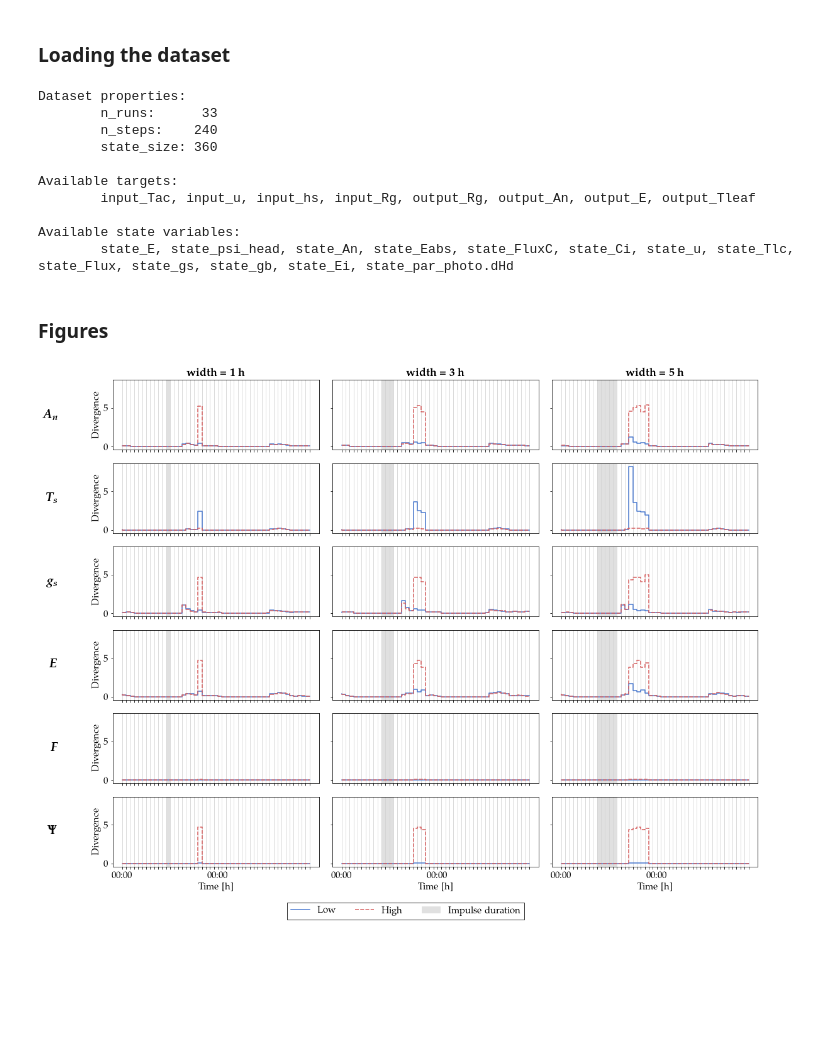
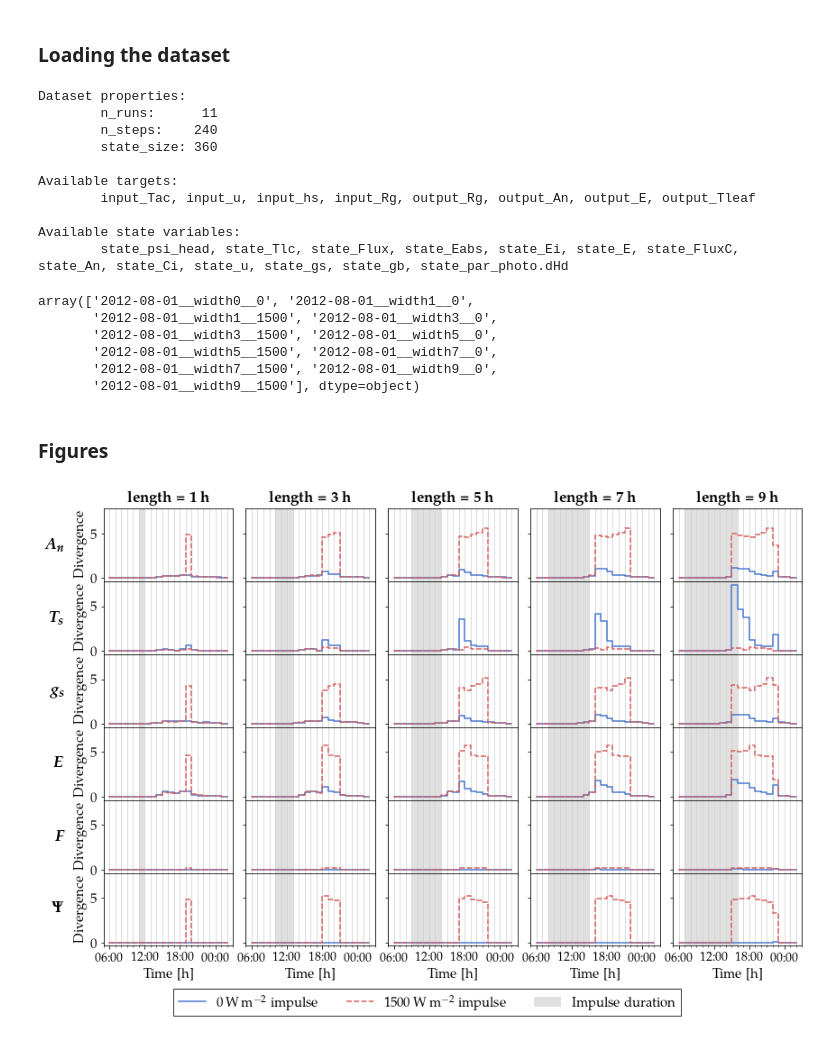
Before and after one commit to mcndt/thesis-plant-reservoir-computing, a Jupyter notebook: notebooks/impulse_experiments/Impulse_Figures_HydroShoot.ipynb, the cells around one changed output. Saved outputs shown, nothing was run; the diff lists cells and outputs as text; code cells hidden in the pictures; blank space fills up the shorter version.

```diff
--- a/notebooks/impulse_experiments/Impulse_Figures_HydroShoot.ipynb
+++ b/notebooks/impulse_experiments/Impulse_Figures_HydroShoot.ipynb
@@ -17,7 +17,7 @@ plt.rcParams['legend.fontsize'] = 12
 # %% [markdown]
 ### Loading the dataset
 # %%
-DATASET_PATH = '../datasets/hydroshoot_impulse.csv'
+DATASET_PATH = '../datasets/hydroshoot_impulse_v2.csv'
 # %%
 from src.model.rc_dataset import ExperimentDataset
 
@@ -25,7 +25,7 @@ dataset = ExperimentDataset(csv_path=DATASET_PATH)
 print(dataset)
 # %% [output]
 Dataset properties:
-        n_runs:      33
+        n_runs:      11
         n_steps:    240
         state_size: 360
 
@@ -33,7 +33,16 @@ Available targets:
         input_Tac, input_u, input_hs, input_Rg, output_Rg, output_An, output_E, output_Tleaf
 
 Available state variables:
-        state_E, state_psi_head, state_An, state_Eabs, state_FluxC, state_Ci, state_u, state_Tlc, state_Flux, state_gs, state_gb, state_Ei, state_par_photo.dHd
+        state_psi_head, state_Tlc, state_Flux, state_Eabs, state_Ei, state_E, state_FluxC, state_An, state_Ci, state_u, state_gs, state_gb, state_par_photo.dHd
+# %%
+dataset.get_run_ids()
+# %% [output]
+array(['2012-08-01__width0__0', '2012-08-01__width1__0',
+       '2012-08-01__width1__1500', '2012-08-01__width3__0',
+       '2012-08-01__width3__1500', '2012-08-01__width5__0',
+       '2012-08-01__width5__1500', '2012-08-01__width7__0',
+       '2012-08-01__width7__1500', '2012-08-01__width9__0',
+       '2012-08-01__width9__1500'], dtype=object)
 # %% [markdown]
 ### Figures
 # %%
@@ -60,6 +69,9 @@ def get_data(run1, run2, state):
   divergence = nmse_distance(data1, data2)
   return divergence
 # %%
+from matplotlib.ticker import (MultipleLocator, FormatStrFormatter,
+                               AutoMinorLocator)
+
 reservoirs = [
   'state_An',
   'state_Tlc',
@@ -80,19 +92,21 @@ symbols = {
 
 symbols_bold = {k: f'$\\boldsymbol{{{v[1:-1]}}}$' for k, v in symbols.items()}
 
-widths = [1, 3, 5]
+widths = [1, 3, 5, 7, 9]
 
 intervals = [
     (12, 13),  # width 1
     (11, 14),  # width 3
     (10, 15),  # width 5
+    ( 9, 16),  # width 7
+    ( 8, 17),  # width 9
  ]
 
-baseline = '2012-08-19__width0__0'
-template = lambda width, value: f'2012-08-19__width{width}__{value}'
+baseline = '2012-08-01__width0__0'
+template = lambda width, value: f'2012-08-01__width{width}__{value}'
 
-START = 24 * 4
-STOP = 24 * 6
+START = 24 * 4 + 6
+STOP = 24 * 6 - 18 - 3
 
 
 def generate_xticklabels(xticks):
@@ -108,7 +122,7 @@ def generate_xticklabels(xticks):
 
 
 with plt.style.context('seaborn-muted'):
-  fig, axs = plt.subplots(len(reservoirs), len(widths), figsize=(16, 12), sharex=True, sharey=True)
+  fig, axs = plt.subplots(len(reservoirs), len(widths), figsize=(12, 8), sharex=True, sharey=True)
   colors = sns.color_palette()
   plot_colors = colors[0], colors[2]
 
@@ -118,44 +132,50 @@ with plt.style.context('seaborn-muted'):
       pulse_lo = get_data(baseline, template(width, 0), state)
       pulse_hi = get_data(baseline, template(width, 1500), state)
       df = pd.DataFrame(pulse_lo, pulse_hi).reset_index()
-      df.columns = ['Low', 'High']
+      df.columns = [
+        r'\SI{0}{\watt\per\square\meter} impulse',
+        r'\SI{1500}{\watt\per\square\meter} impulse'
+      ]
       df.index = np.arange(START, STOP)
 
       # plot data
       sns.lineplot(data=df, ax=ax, palette=plot_colors, drawstyle='steps-pre')
 
       # color impulse steps
       ax.axvspan(4 * 24 + p0 - 1, 4 * 24 + p1 - 1, facecolor='0.2', alpha=0.15, label='Impulse duration')
 
       # x axis
       xticks = np.arange(START, STOP, 1)
       ax.set_xticks(xticks)
       xticklabels = generate_xticklabels(xticks)
-      xticklabels = [label if not (i) % 24 else '' for i, label in enumerate(xticklabels)]
-      ax.set_xticklabels(xticklabels)
-      ax.grid(axis='x', linestyle='solid', color='lightgrey')
+      xticklabels = [label if not (i) % 6 else '' for i, label in enumerate(xticklabels)]
+      ax.set_xticklabels(xticklabels, fontsize=14)
+
+      # gridlines and tick size
+      ax.xaxis.set_major_locator(MultipleLocator(6))
+      ax.xaxis.set_minor_locator(MultipleLocator(1))
+      ax.grid(axis='x', linestyle='solid', color='lightgrey', which='both')
 
       # labeling
       ax.set_xlabel(r'Time [\unit{\hour}]')
       ax.set_ylabel(r'Divergence')
-
       if col == 0:
-        ax.annotate(symbols_bold[state], (-0.27, 0.5), xycoords='axes fraction', va='center', ha='right', fontsize=20)
-
+        ax.annotate(symbols_bold[state], (-0.31, 0.5), xycoords='axes fraction', va='center', ha='right', fontsize=18)
       if row == 0:
-        ax.annotate(f'\\textbf{{width = {width} h}}', (0.5, 1.05), xycoords='axes fraction', ha='center', fontsize=18)
+        ax.annotate(f'\\textbf{{length = {width} h}}', (0.5, 1.1), xycoords='axes fraction', ha='center', fontsize=17)
 
       # cleanup
       ax.get_legend().remove()
       if ax is axs[0][0]:
         fig.legend(loc='lower center', fancybox=False, shadow=False, ncol=5,
-                    frameon=True, edgecolor='black', bbox_to_anchor=(0.5, -0.04), fontsize=15)
+                    frameon=True, edgecolor='black', bbox_to_anchor=(0.5, -0.05), fontsize=15)
 
 
   plt.tight_layout()
-  plt.savefig('impulse_reservoirs_hydroshoot.png', dpi=200, facecolor='white')
+  plt.subplots_adjust(wspace=0.1, hspace=0)
+  plt.savefig('impulse_reservoirs_hydroshoot.png', dpi=200, facecolor='white', bbox_inches='tight')
 # %% [output]
-[figure, old version]
+[figure, new version]
 # %%
 reservoirs = [
   'state_An',
```
Also changed, not shown: parts of 1 cell of this notebook, 12 other files.
